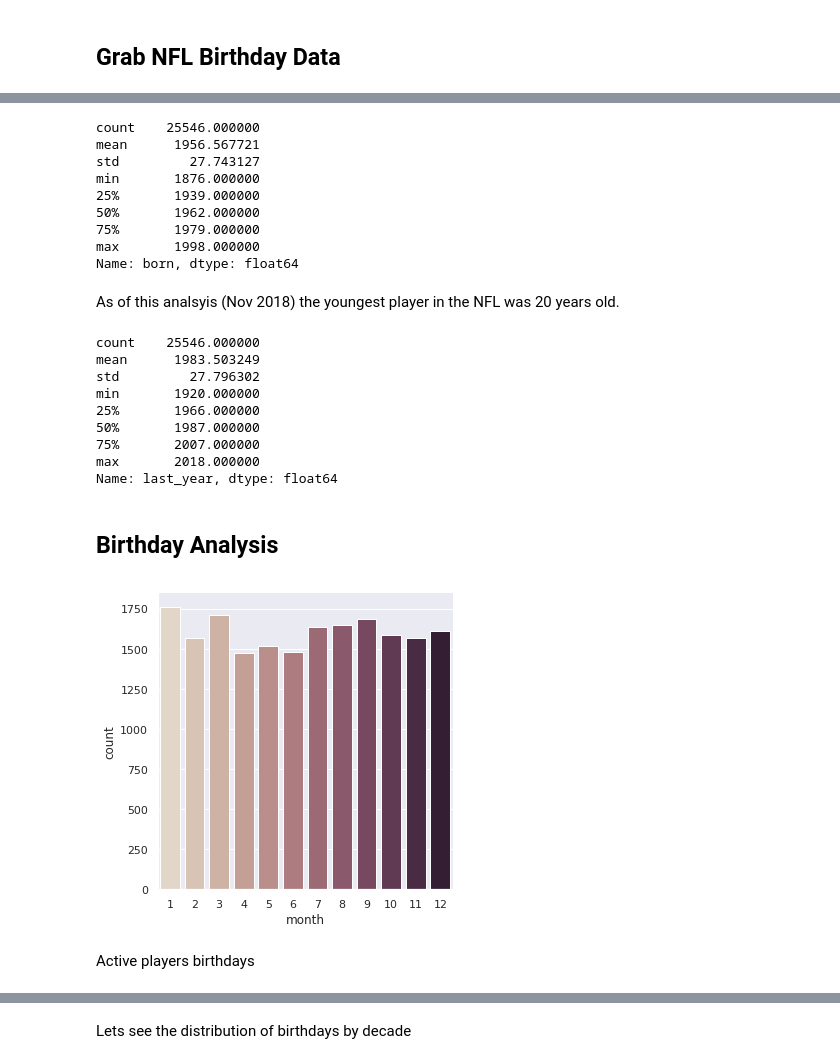
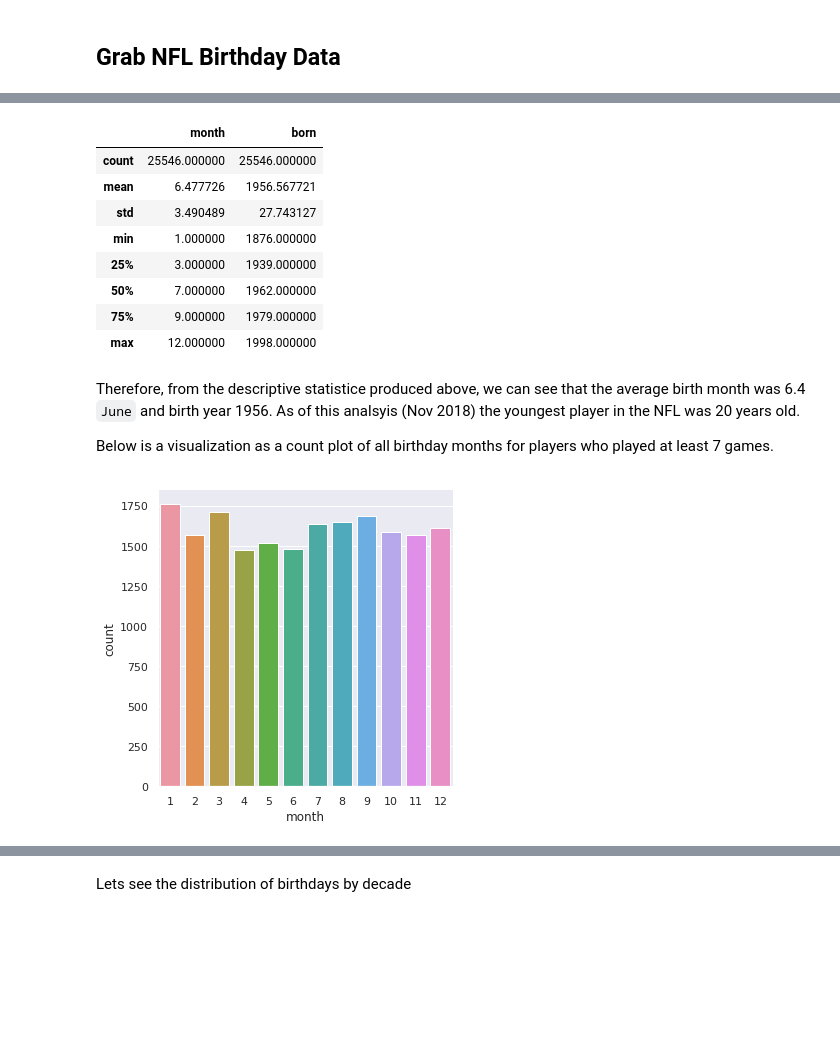
Before and after one commit to naivelogic/NFL-smarter-football, a Jupyter notebook: NFL Play Birth Date Analysis.ipynb, the cells around one changed output, grey strips where cells are left out. Saved outputs shown, nothing was run; the diff lists cells and outputs as text; code cells hidden in the pictures; blank space fills up the shorter version.

```diff
--- a/NFL Play Birth Date Analysis.ipynb
+++ b/NFL Play Birth Date Analysis.ipynb
@@ -67,6 +78,8 @@ new_df.columns = col
 new_df.to_csv('nfl_birthdays.csv')
 # %%
 bday = pd.read_csv('nfl_birthdays.csv', index_col=0)
+# %%
+bday = bday.reset_index(drop=False)
 # %%
 bday.head()
 # %% [output]
@@ -80,34 +109,20 @@ bday.head()
 # %%
-bday.born.describe()
+bday[['month','born']].describe()
 # %% [output]
-count    25546.000000
-mean      1956.567721
-std         27.743127
-min       1876.000000
-25%       1939.000000
-50%       1962.000000
-75%       1979.000000
-max       1998.000000
-Name: born, dtype: float64
+|  | month | born |
+| count | 25546.000000 | 25546.000000 |
+| mean | 6.477726 | 1956.567721 |
+| std | 3.490489 | 27.743127 |
+| min | 1.000000 | 1876.000000 |
+| 25% | 3.000000 | 1939.000000 |
+| 50% | 7.000000 | 1962.000000 |
+| 75% | 9.000000 | 1979.000000 |
+| max | 12.000000 | 1998.000000 |
-# %% [markdown]
-As of this analsyis (Nov 2018) the youngest player in the NFL was 20 years old.
-# %%
-bday.last_year.describe()
-# %% [output]
-count    25546.000000
-mean      1983.503249
-std         27.796302
-min       1920.000000
-25%       1966.000000
-50%       1987.000000
-75%       2007.000000
-max       2018.000000
-Name: last_year, dtype: float64
-# %% [markdown]
-## Birthday Analysis
+# %% [markdown]
+Therefore, from the descriptive statistice produced above, we can see that the average birth month was 6.4 `June` and birth year 1956. As of this analsyis (Nov 2018) the youngest player in the NFL was 20 years old.
+
+Below is a visualization as a count plot of all birthday months for players who played at least 7 games.
 # %%
-sns.catplot(x="month", kind="count", palette="ch:.25", data=bday[bday.games > 7]);
+sns.catplot(x="month", kind="count", data=bday[bday.games > 7]);
 # %% [output]
-[figure, old version]
+[figure, new version]
-# %% [markdown]
-Active players birthdays
```
Also changed, not shown: parts of 11 cells of this notebook.
